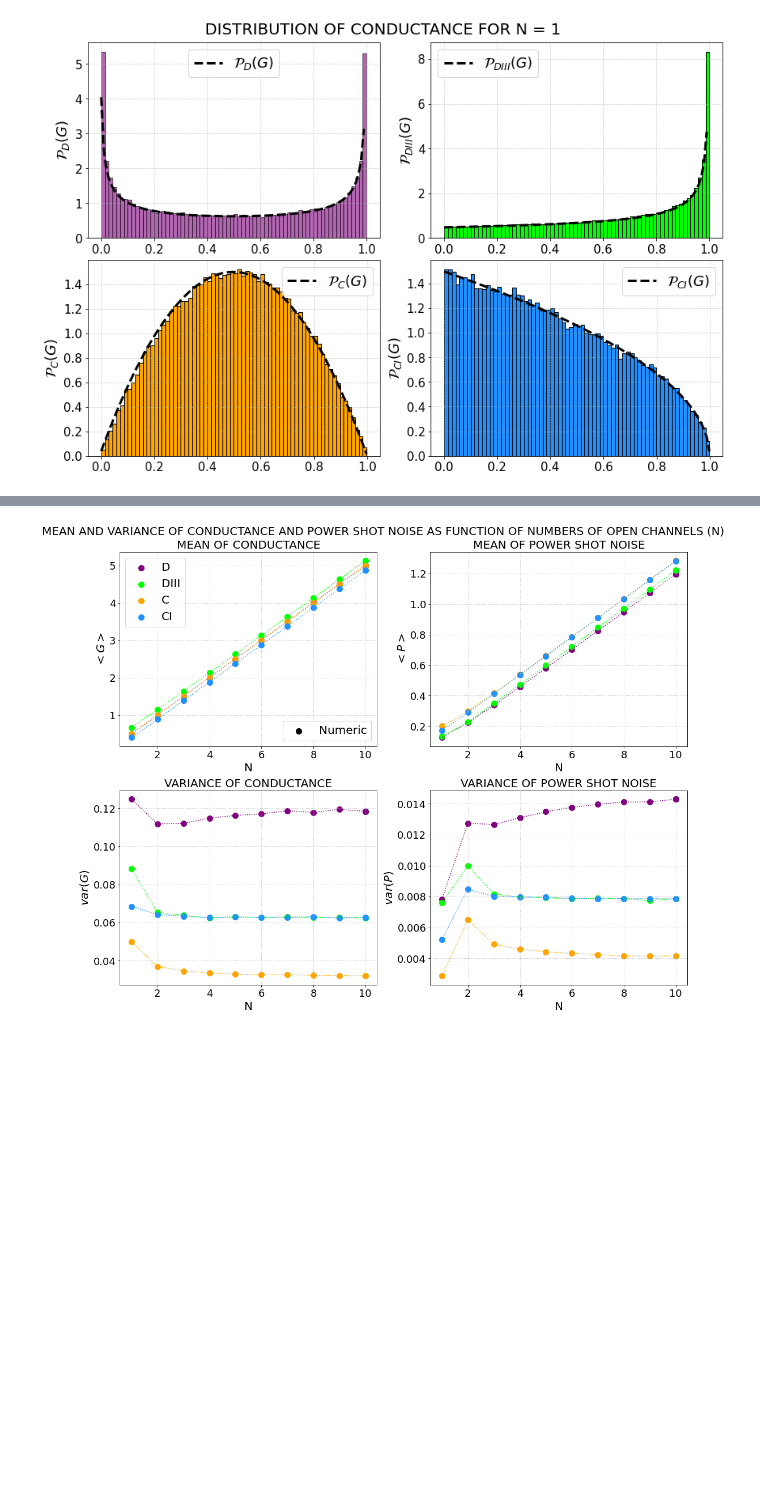
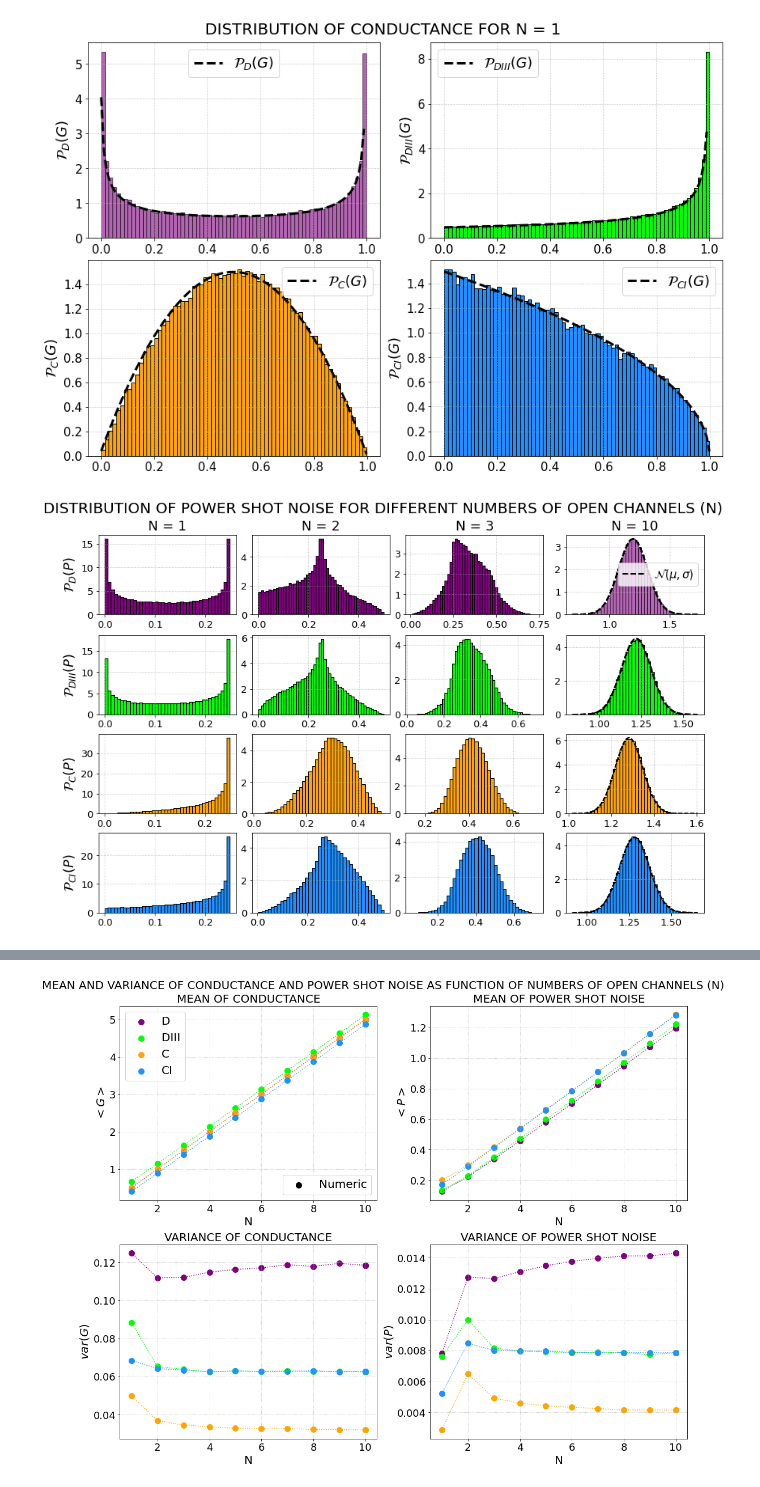
Before and after one commit to Rafffaelb/Andreev_Billiard, a Jupyter notebook: Altland-Zirnbauer/Data_Analysis/Andreev_Conductance_ShotNoise.ipynb, the cells around one changed output, grey strips where cells are left out. Drawn from its saved outputs; the diff is of its cells as text; code cells hidden in the pictures; blank space fills up the shorter version.

```diff
--- a/Altland-Zirnbauer/Data_Analysis/Andreev_Conductance_ShotNoise.ipynb
+++ b/Altland-Zirnbauer/Data_Analysis/Andreev_Conductance_ShotNoise.ipynb
@@ -320,3 +320,73 @@ for i in range(2):
         axs[i,j].grid(linestyle=':')
 # %% [output]
 [figure]
+# %%
+steps = 50
+
+fig, axs = plt.subplots(4,4, figsize = (12,8), constrained_layout = True)
+
+fig.suptitle(r'DISTRIBUTION OF POWER SHOT NOISE FOR DIFFERENT NUMBERS OF OPEN CHANNELS (N)', fontsize = 20)
+
+for j in range(0,4):
+    for i in range(0,4):
+
+        axs[i,j].tick_params(axis='both', which = 'major', labelsize = 13)
+
+        if (j == 0):
+
+            axs[0,0].set_ylabel(r'$\mathcal{P}_{D}(P)$', fontsize = 18)
+            axs[1,0].set_ylabel(r'$\mathcal{P}_{DIII}(P)$', fontsize = 18)
+            axs[2,0].set_ylabel(r'$\mathcal{P}_{C}(P)$', fontsize = 18)
+            axs[3,0].set_ylabel(r'$\mathcal{P}_{CI}(P)$', fontsize = 18)
+
+            axs[0,0].set_title('N = 1', fontsize = 18)
+
+            axs[0,0].hist(P_D[:,0], bins = 40, color='purple', alpha=1, density = True, histtype='bar', ec='black');
+            axs[1,0].hist(P_DIII[:,0], bins = 40, color='lime', alpha=1, density = True, histtype='bar', ec='black');
+            axs[2,0].hist(P_C[:,0], bins = 40, color='orange', alpha=1, density = True, histtype='bar', ec='black');
+            axs[3,0].hist(P_CI[:,0], bins = 40, color='dodgerblue', alpha=1, density = True, histtype='bar', ec='black');
+
+
+        elif (j == 3):
+
+            axs[0,3].set_title('N = 10', fontsize = 18)
+
+            axs[0,3].hist(P_D[:,9], bins = 40, color='purple', alpha=0.2, density = True, histtype='bar', ec='black');
+            axs[1,3].hist(P_DIII[:,9], bins = 40, color='lime', alpha=1, density = True, histtype='bar', ec='black');
+            axs[2,3].hist(P_C[:,9], bins = 40, color='orange', alpha=1, density = True, histtype='bar', ec='black');
+            axs[3,3].hist(P_CI[:,9], bins = 40, color='dodgerblue', alpha=1, density = True, histtype='bar', ec='black');
+
+            x = np.linspace(np.min(P_D[:,9]), np.max(P_D[:,9]), 100)
+            axs[0,3].plot(x,Gaussian(P_D[:,9]), color = 'black', label = r'$\mathcal{N}(\mu,\sigma)$', alpha = 1, linewidth = 2, linestyle = 'dashed')
+
+            x = np.linspace(np.min(P_DIII[:,9]), np.max(P_DIII[:,9]), 100)
+            axs[1,3].plot(x,Gaussian(P_DIII[:,9]), color = 'black', alpha = 1, linewidth = 2, linestyle = 'dashed')
+
+            x = np.linspace(np.min(P_C[:,9]), np.max(P_C[:,9]), 100)
+            axs[2,3].plot(x,Gaussian(P_C[:,9]), color = 'black', alpha = 1, linewidth = 1.5, linestyle = 'dashed')
+
+            x = np.linspace(np.min(P_CI[:,9]), np.max(P_CI[:,9]), 100)
+            axs[3,3].plot(x,Gaussian(P_CI[:,9]), color = 'black', alpha = 1, linewidth = 1.5, linestyle = 'dashed')
+
+
+        else:
+            axs[0,j].set_title('N = '+ str(j+1), fontsize = 18)
+            if (i == 0):
+                axs[i,j].hist(P_D[:,j], bins = 50, color='purple', label = r'D', alpha=1, density = True, histtype='bar', ec='black');
+            else:
+                if (i == 1):
+                    axs[i,j].hist(P_DIII[:,j], bins = 50, color='lime', label = r'DIII', alpha=1, density = True, histtype='bar', ec='black');
+                else:
+                    if (i == 2):
+                        axs[i,j].hist(P_C[:,j], bins = 40, color='orange', label = r'C', alpha=1, density = True, histtype='bar', ec='black');
+                    else:
+                        if (i == 3):
+                            axs[i,j].hist(P_CI[:,j], bins = 40, color='dodgerblue', label = r'CI', alpha=1, density = True, histtype='bar', ec='black');
+
+
+        if (j == 3 and i == 0):
+            axs[0,3].legend(fontsize = 15, loc = 'best')
+
+        axs[i,j].grid(linestyle=':')
+# %% [output]
+[figure, added]
```
Also changed, not shown: parts of 13 cells of this notebook, 15 other files.
